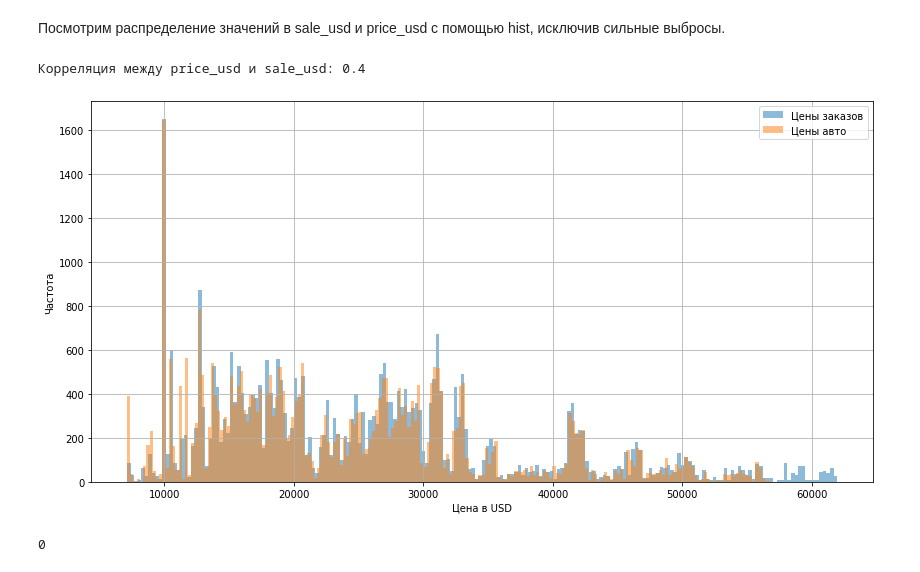
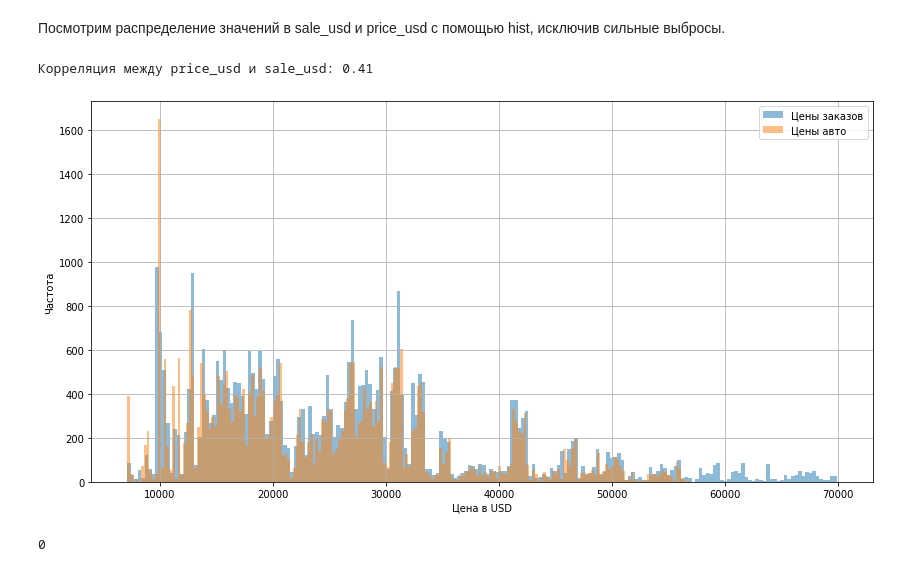
Before and after one commit to Heensz/analysis-of-the-car-market-of-Kazakhstan, a Jupyter notebook: Анализ авторынка Казахстана.ipynb, the cells around one changed output. Saved outputs shown, nothing was run; the diff lists cells and outputs as text; code cells hidden in the pictures.

```diff
--- a/Анализ авторынка Казахстана.ipynb
+++ b/Анализ авторынка Казахстана.ipynb
@@ -42,7 +42,7 @@ import seaborn as sns
 ## Очистка данных
 # %%
 #загрузим датасет
-file_path = 'C:\\Users\\Redmi\\Desktop\\авторынок  казахстана\\auto_kz_2019.csv'
+file_path = 'C:\\Users\\Redmi\\Desktop\\projects\\automarket_KZ\\auto_kz_2019.csv'
 df = pd.read_csv(file_path, sep = ';',decimal=",")
 display(df.head())
 # %% [output]
@@ -437,6 +438,10 @@ print(unique_values)
 Значение 'TDI' в transmission_type попало только для одной модели - "Jac T6", у которой коробка передач механическая, поэтому можно заменить это значение на 'MT'. Затем удалить аномалии.
 # %%
 df['transmission_type'] = df['transmission_type'].str.replace('TDI','MT')
+# %%
+# заменим значения '2\xa0018', '2\xa0019' на '2018' и '2019'
+df['manufacturing_year'] = df['manufacturing_year'].str.replace('2\xa0018','2018')
+df['manufacturing_year'] = df['manufacturing_year'].str.replace('2\xa0019','2019')
 # %%
 # задаём условия для удаления строк с ошибочными значениями в столбцах
 condition = (
@@ -1016,15 +1022,15 @@ Text(0, 0.5, 'Бренд авто')
 Посмотрим распределение значений в sale_usd и price_usd с помощью hist, исключив сильные выбросы.
 # %%
 plt.figure(figsize=(14,7))
-df.query('quantity!=-1&sale_usd < 62000')['sale_usd'].hist(bins=200, alpha=0.5, label='Цены заказов')
+df.query('quantity!=-1&sale_usd < 70000')['sale_usd'].hist(bins=200, alpha=0.5, label='Цены заказов')
 df.query('quantity!=-1&price_usd < 57000')['price_usd'].hist(bins=200, alpha=0.5, label='Цены авто')
 plt.xlabel('Цена в USD')
 plt.ylabel('Частота')
 plt.legend()
 print("Корреляция между price_usd и sale_usd:", round(df['price_usd'].corr(df['sale_usd']),2))
 # %% [output]
-Корреляция между price_usd и sale_usd: 0.4
+Корреляция между price_usd и sale_usd: 0.41
-[figure, old version]
+[figure, new version]
 # %%
 df.query(' 5000 > price_usd < 10000')['model'].count()
 # %% [output]
```
Also changed, not shown: parts of 46 cells of this notebook.
